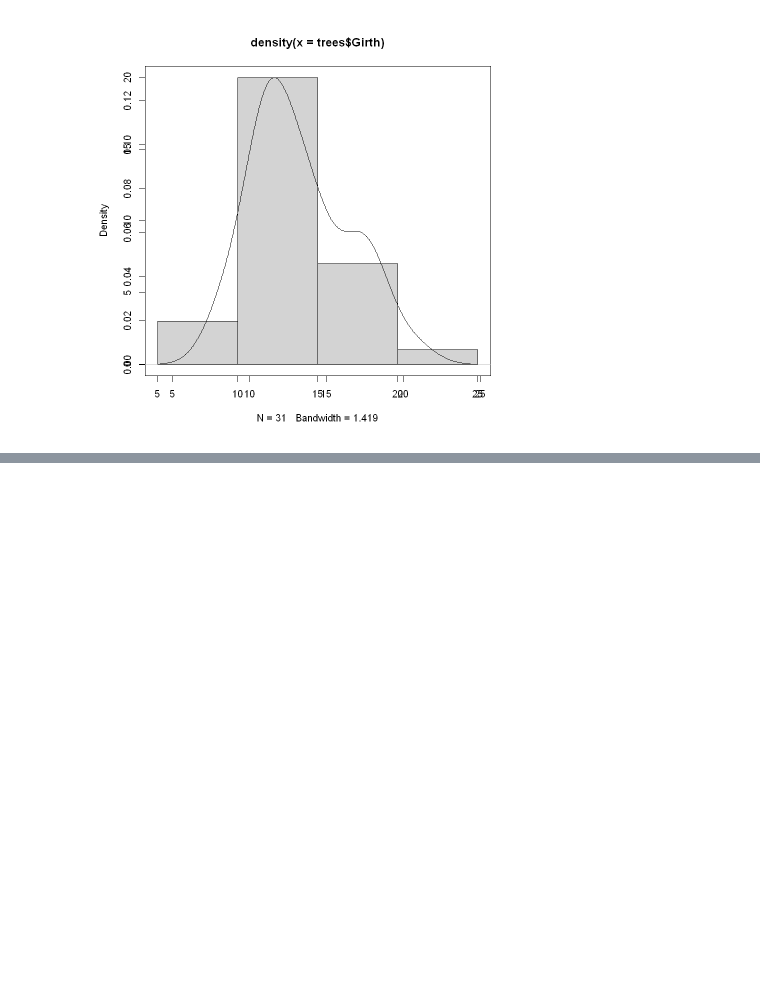
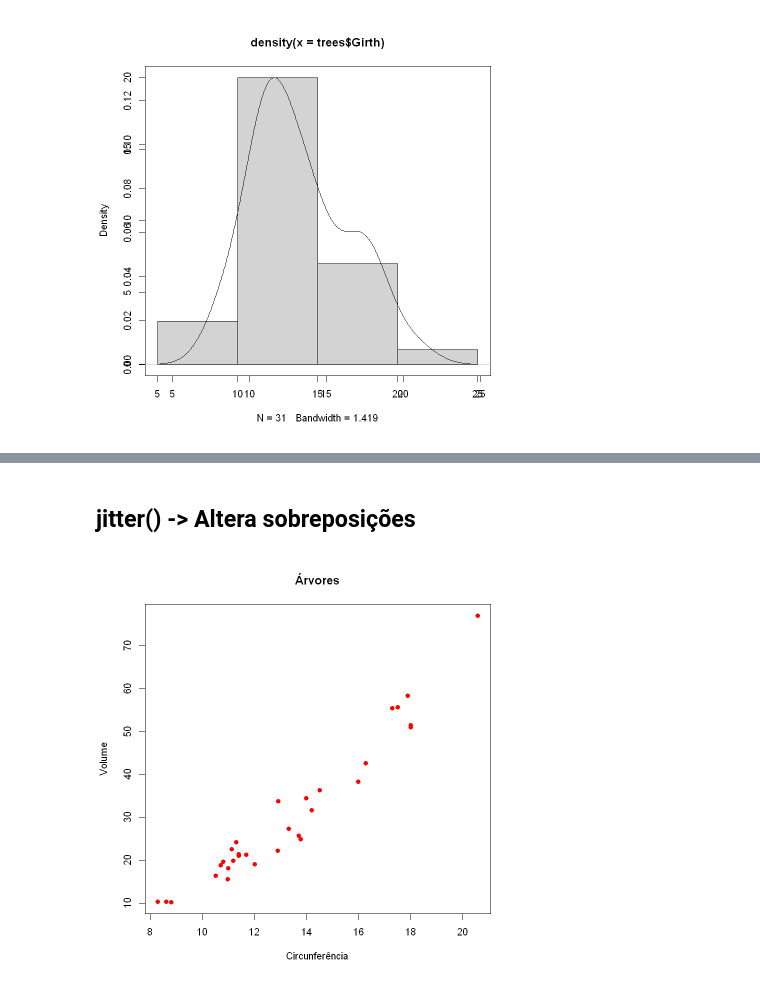
Before and after one commit to glaucoSapucaia/DataScienceStudies, a Jupyter notebook: r_data_science/graficos_dasboards.ipynb, the cells around one changed output, grey strips where cells are left out. Cells and saved outputs as stored; diff of their text form; code cells hidden in the pictures; blank space fills up the shorter version.

```diff
--- a/r_data_science/graficos_dasboards.ipynb
+++ b/r_data_science/graficos_dasboards.ipynb
@@ -67,0 +63,7 @@ ylab='Volume', col='purple', pch=19)
+# %% [markdown]
+## jitter() -> Altera sobreposições
+# %%
+plot(jitter(trees$Girth), trees$Volume, main='Árvores', xlab='Circunferência',
+ylab='Volume', col='red', pch=19)
+# %% [output]
+[figure, added]
```
Also changed, not shown: parts of 12 cells of this notebook, 1 other file.
